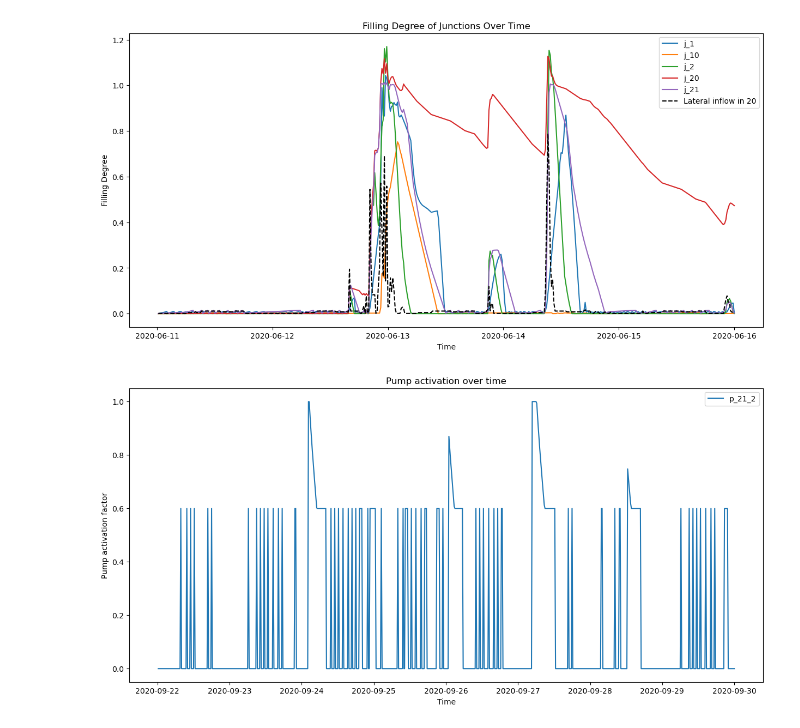
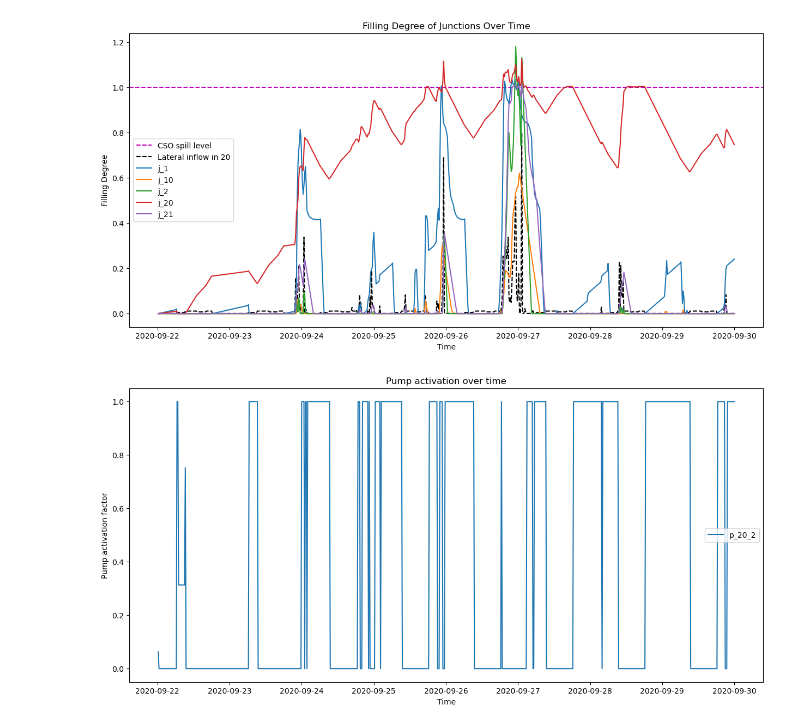
Before and after one commit to jipsteiger/ENVM1601, a Jupyter notebook: RTC/results/event_optimisation_filling_degree.ipynb, the cells around one changed output. Saved outputs shown, nothing was run; the diff lists cells and outputs as text; code cells hidden in the pictures.

```diff
--- a/RTC/results/event_optimisation_filling_degree.ipynb
+++ b/RTC/results/event_optimisation_filling_degree.ipynb
@@ -4,7 +4,7 @@ import matplotlib.pyplot as plt
 import numpy as np
 import pandas as pd
 # %%
-june = sa.read_out_file(rf'RTC\event_optimisation_input_data\Dean Town_pyswmm_1.out').to_frame()
+june = sa.read_out_file(rf'RTC\event_optimisation_input_data\Dean Town_pyswmm_3.out').to_frame()
 rain = pd.read_csv(rf'RTC\event_optimisation_input_data\rain02_1.dat', delimiter=' ', parse_dates=True)
 
 junction_max_storage = {'j_1': 3055.37766896,
@@ -14,45 +14,48 @@ junction_max_storage = {'j_1': 3055.37766896,
                         'j_21': 1163.19232848}
 
 plt.figure(figsize=(15,7))
+plt.axhline(1, color='m', ls='--', label='CSO spill level')
+plt.plot(june['node']['j_20']['lateral_inflow'].index, june['node']['j_20']['lateral_inflow'].values, label='Lateral inflow in 20', color='black', ls='--')
+
 ax = plt.subplot(111)
 for junction in junction_max_storage:
     june_filling_degre = pd.DataFrame(june['node'][junction]['volume'] / junction_max_storage[junction])
     plt.plot(pd.DataFrame(june['node'][junction]['volume'] / junction_max_storage[junction]).index, pd.DataFrame(june['node'][junction]['volume'] / junction_max_storage[junction]).values, label=junction)
 
-plt.plot(june['node']['j_20']['lateral_inflow'].index, june['node']['j_20']['lateral_inflow'].values, label='Lateral inflow in 20', color='black', ls='--')
+
 plt.legend()
 plt.xlabel('Time')
 plt.ylabel('Filling Degree')
 plt.title('Filling Degree of Junctions Over Time')
 plt.show()
 # %% [output]
-[figure, old version]
+[figure, new version]
 # %%
 parameters = {
     "WWTP_inlet": 1.167,  # CMS
     "p10_1": 0.694,      # CMS
     "p_2_1": 0.500,       # CMS
     "p_20_2": 0.015,      # CMS
     "p_21_2": 0.0417,     # CMS
     "CSO_Pump_2": 0.5556, # CMS
     "CSO_Pump_21": 0.0278 # CMS
 }
 
 
 
 plt.figure(figsize=(15,7))
 ax = plt.subplot(111)
 # for junction in ['CSO_Pump_2', 'CSO_Pump_21', 'p10_1', 'p_2_1', 'p_20_2', 'p_21_2', 'WWTP_inlet']:
-for junction in ['p_21_2']:
+for junction in ['p_20_2']:
 
     # june_filling_degre = pd.DataFrame(june['node'][junction]['volume'] / junction_max_storage[junction])
     plt.plot(pd.DataFrame(june['link'][junction]['flow']).index,
              pd.DataFrame(june['link'][junction]['flow']).values / parameters[junction], label=junction)
 
 plt.legend()
 plt.xlabel('Time')
 plt.ylabel('Pump activation factor')
 plt.title('Pump activation over time')
 plt.show()
 # %% [output]
-[figure, old version]
+[figure, new version]
```
Also changed, not shown: parts of 2 cells of this notebook, 26 other files.
